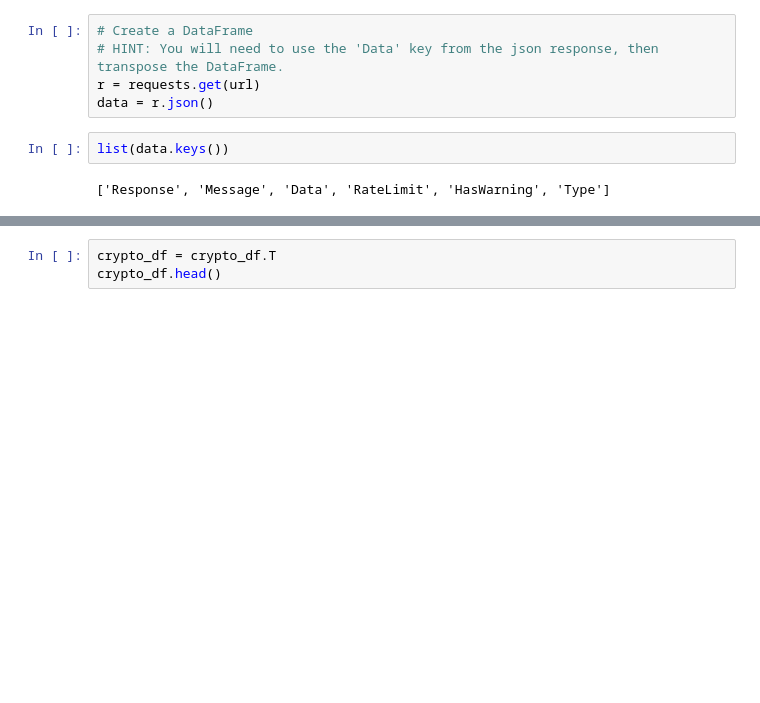
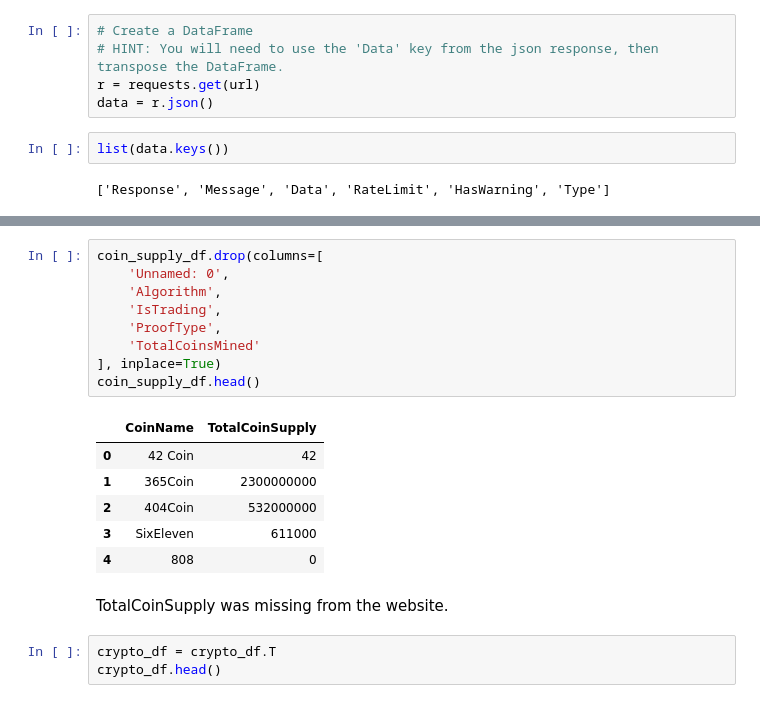
Before and after one commit to MatthewPuttroff/HWUnit13, a Jupyter notebook: Instructions/Starter_Files/crypto_clustering.ipynb, the cells around one changed output, grey strips where cells are left out. Cells and saved outputs as stored; diff of their text form; blank space fills up the shorter version.

```diff
--- a/Instructions/Starter_Files/crypto_clustering.ipynb
+++ b/Instructions/Starter_Files/crypto_clustering.ipynb
@@ -37,3 +45,21 @@ crypto_df = pd.DataFrame.from_dict(data)
+# %%
+coin_supply_df.drop(columns=[
+    'Unnamed: 0',
+    'Algorithm',
+    'IsTrading',
+    'ProofType',
+    'TotalCoinsMined'
+], inplace=True)
+coin_supply_df.head()
+# %% [output]
+|  | CoinName | TotalCoinSupply |
+| 0 | 42 Coin | 42 |
+| 1 | 365Coin | 2300000000 |
+| 2 | 404Coin | 532000000 |
+| 3 | SixEleven | 611000 |
+| 4 | 808 | 0 |
+# %% [markdown]
+TotalCoinSupply was missing from the website.
 # %%
 crypto_df = crypto_df.T
 crypto_df.head()
```
Also changed, not shown: parts of 14 cells of this notebook.
